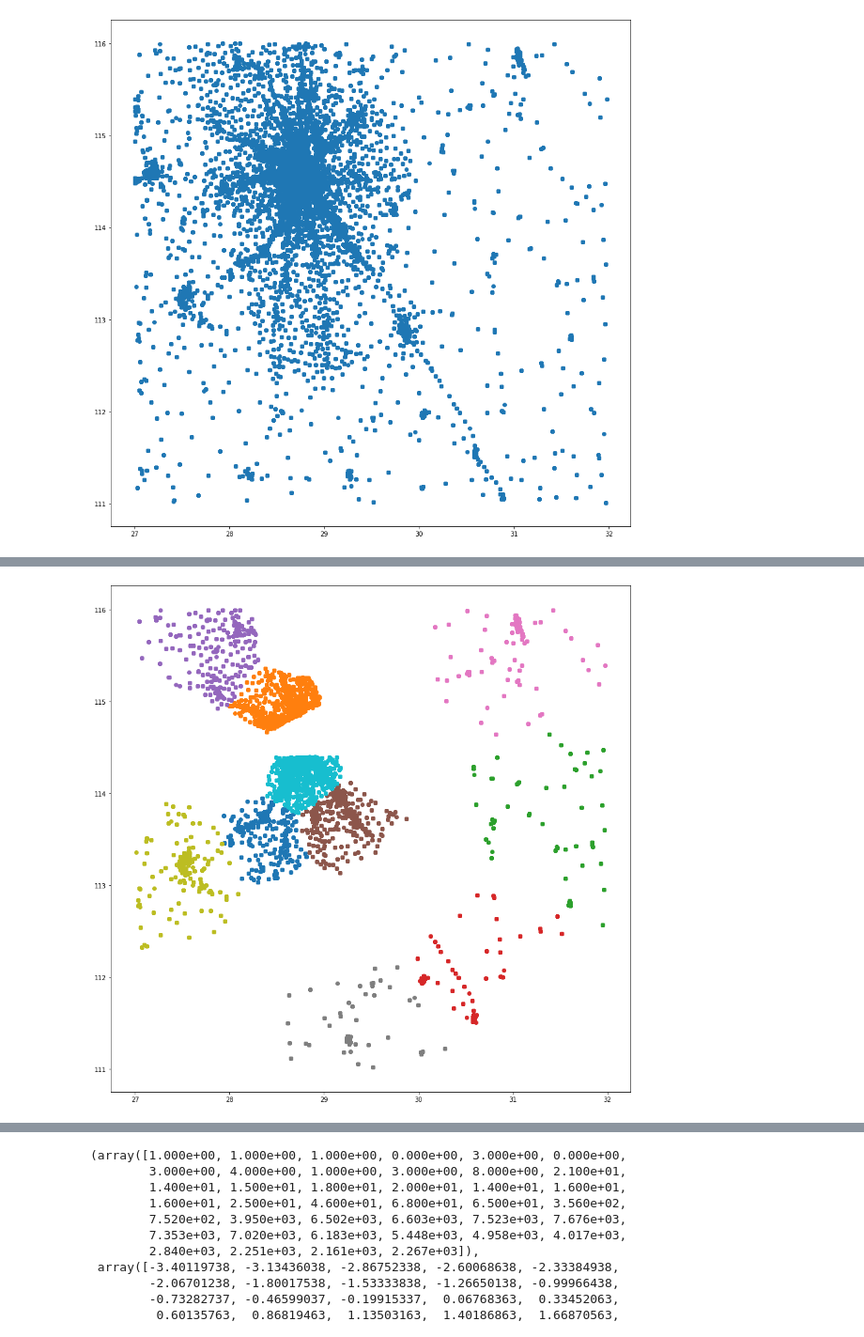
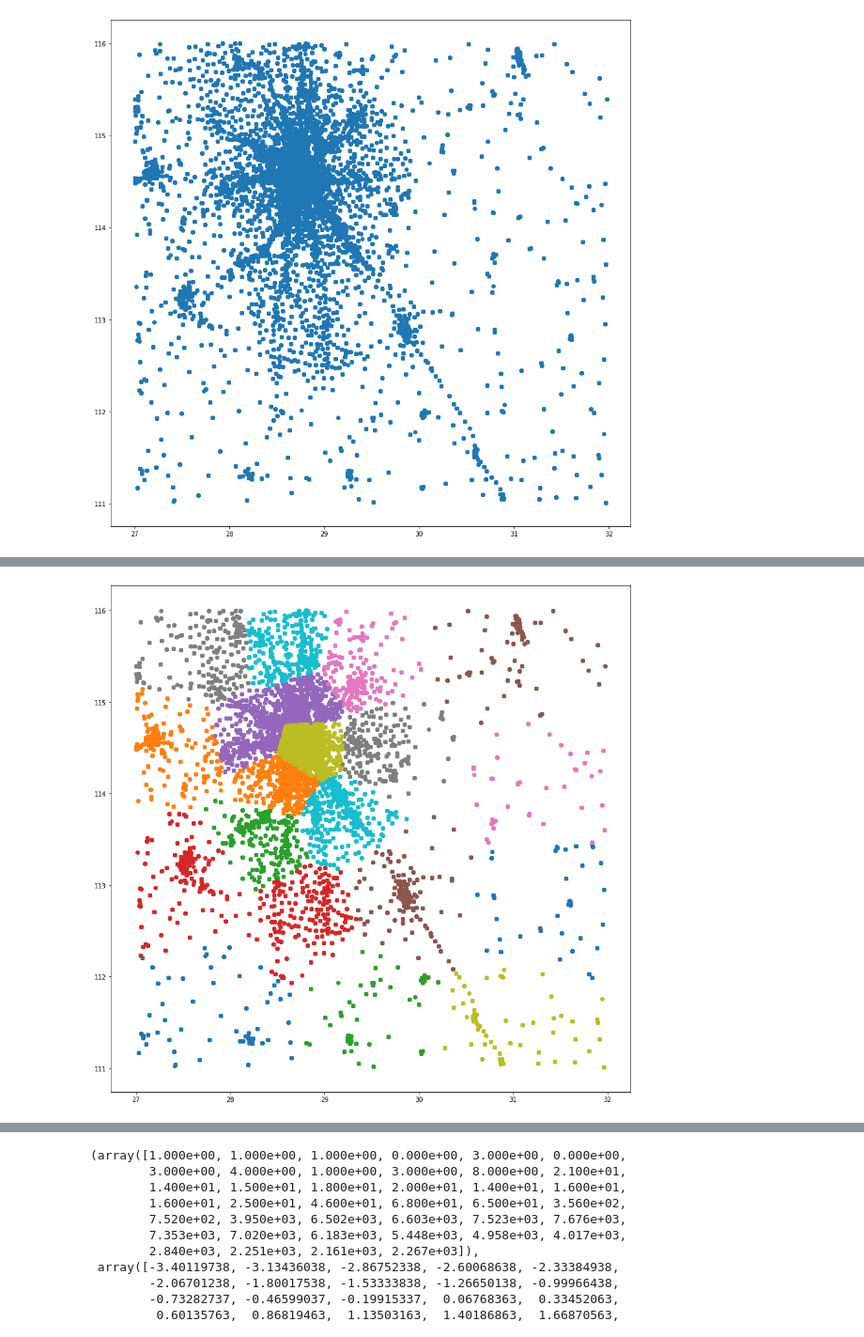
Before and after one commit to srzhn/mega_case, a Jupyter notebook: case_solution.ipynb, the cells around one changed output, grey strips where cells are left out. Shown at 94% size. Drawn from its saved outputs; the diff is of its cells as text; code cells hidden in the pictures.

```diff
--- a/case_solution.ipynb
+++ b/case_solution.ipynb
@@ -65,2 +63,18 @@ KMeans(algorithm='auto', copy_x=True, init='k-means++', max_iter=300,
+# %%
+centers = km.cluster_centers_
+# %%
+def distance(s_lat, s_lng, e_lat, e_lng):
+   R = 6373.0
+   s_lat = s_lat*np.pi/180.0
+   s_lng = np.deg2rad(s_lng)
+   e_lat = np.deg2rad(e_lat)
+   e_lng = np.deg2rad(e_lng)
+   d = np.sin((e_lat - s_lat)/2)**2 + np.cos(s_lat)*np.cos(e_lat) * np.sin((e_lng - s_lng)/2)**2
+   return 2 * R * np.arcsin(np.sqrt(d))
+# %%
+df['distance'] = 0
 # %%
 preds = km.predict(df[['place_latitude', 'place_longitude']])
+# %%
+for i in range(n_cl):
+    df.loc[preds == i, 'distance'] = distance(df[preds == i]['place_latitude'], df[preds == i]['place_longitude'], centers[i, 0], centers[i, 1])
@@ -67,10 +90,10 @@ preds = km.predict(df[['place_latitude', 'place_longitude']])
 # %%
 plt.figure(figsize=(15, 15))
-for i in range(10):
+for i in range(n_cl):
     df_plot = df[preds == i]
     plt.scatter(df_plot['place_latitude'], df_plot['place_longitude'])
 # %% [output]
-[figure, old version]
+[figure, new version]
 # %%
 df['geo_cluster'] = preds
 # %%
```
Also changed, not shown: parts of 30 cells of this notebook.
